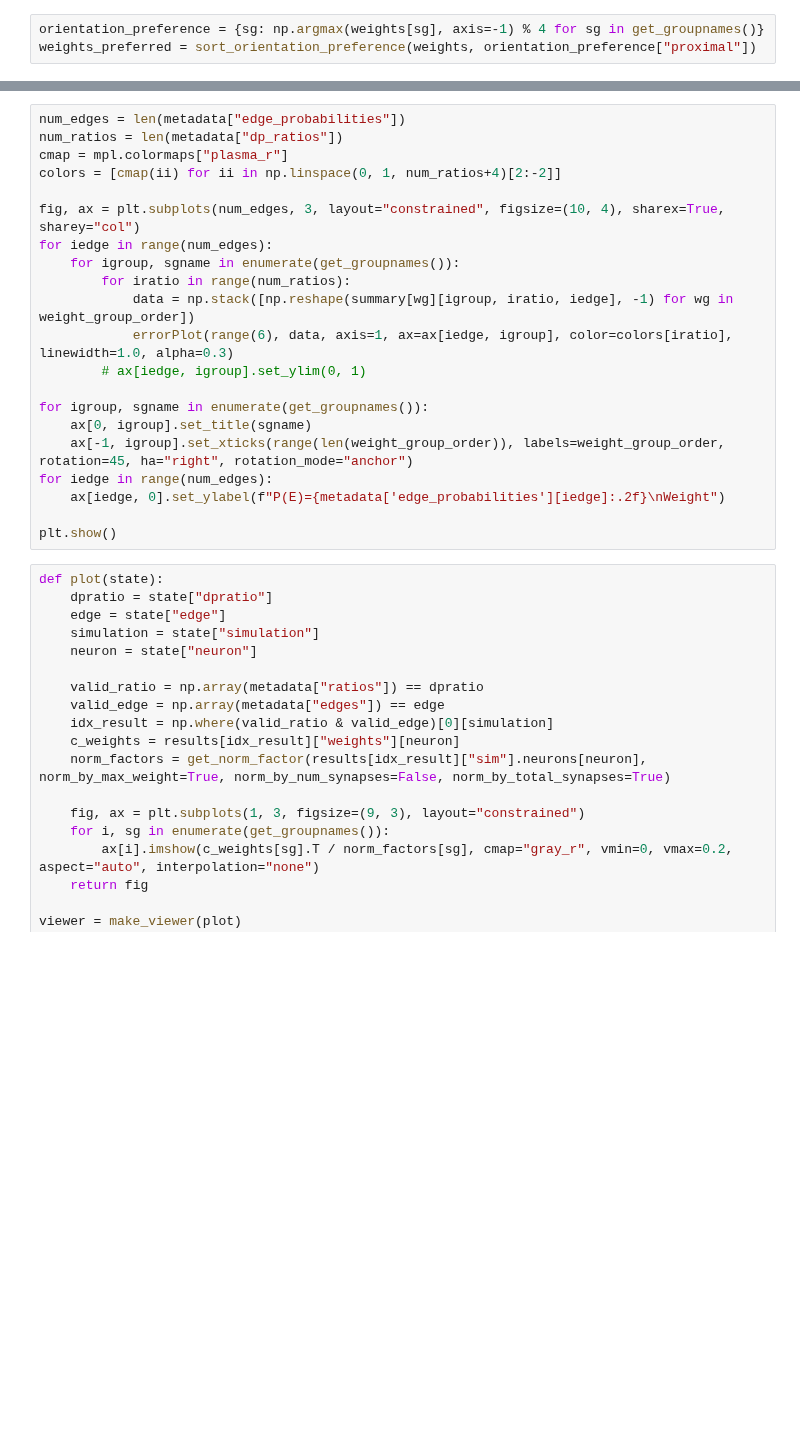
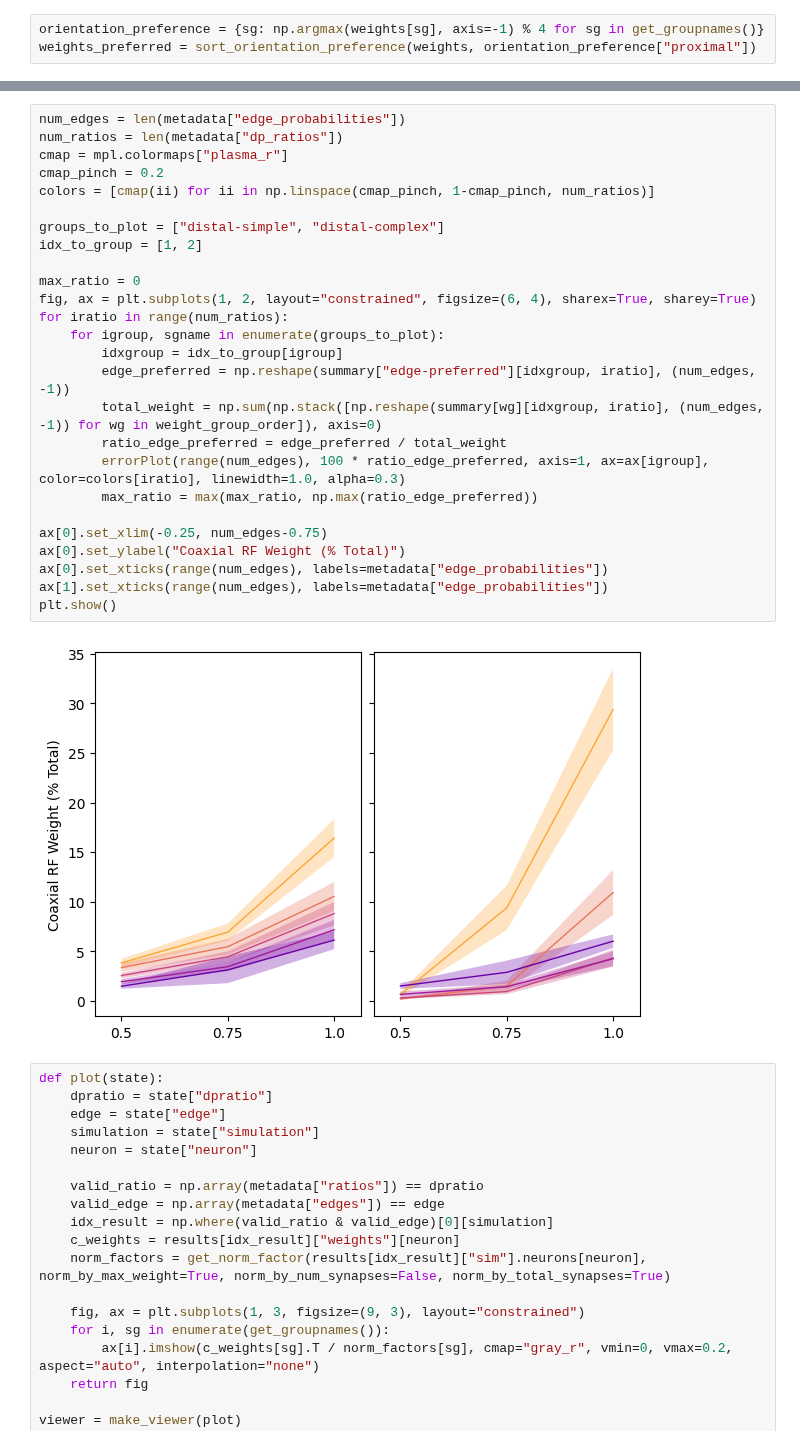
Before and after one commit to landoskape/plasticity-modeling, a Jupyter notebook: notebooks/iaf_hofer_analysis.ipynb, the cells around one changed output, grey strips where cells are left out. Drawn from its saved outputs; the diff is of its cells as text; blank space fills up the shorter version.

```diff
--- a/notebooks/iaf_hofer_analysis.ipynb
+++ b/notebooks/iaf_hofer_analysis.ipynb
@@ -86,24 +161,31 @@ plt.show()
 # %%
 num_edges = len(metadata["edge_probabilities"])
 num_ratios = len(metadata["dp_ratios"])
 cmap = mpl.colormaps["plasma_r"]
-colors = [cmap(ii) for ii in np.linspace(0, 1, num_ratios+4)[2:-2]]
+cmap_pinch = 0.2
+colors = [cmap(ii) for ii in np.linspace(cmap_pinch, 1-cmap_pinch, num_ratios)]
 
-fig, ax = plt.subplots(num_edges, 3, layout="constrained", figsize=(10, 4), sharex=True, sharey="col")
-for iedge in range(num_edges):
-    for igroup, sgname in enumerate(get_groupnames()):
-        for iratio in range(num_ratios):
-            data = np.stack([np.reshape(summary[wg][igroup, iratio, iedge], -1) for wg in weight_group_order])
-            errorPlot(range(6), data, axis=1, ax=ax[iedge, igroup], color=colors[iratio], linewidth=1.0, alpha=0.3)
-        # ax[iedge, igroup].set_ylim(0, 1)
+groups_to_plot = ["distal-simple", "distal-complex"]
+idx_to_group = [1, 2]
 
-for igroup, sgname in enumerate(get_groupnames()):
-    ax[0, igroup].set_title(sgname)
-    ax[-1, igroup].set_xticks(range(len(weight_group_order)), labels=weight_group_order, rotation=45, ha="right", rotation_mode="anchor")
-for iedge in range(num_edges):
-    ax[iedge, 0].set_ylabel(f"P(E)={metadata['edge_probabilities'][iedge]:.2f}\nWeight")
+max_ratio = 0
+fig, ax = plt.subplots(1, 2, layout="constrained", figsize=(6, 4), sharex=True, sharey=True)
+for iratio in range(num_ratios):
+    for igroup, sgname in enumerate(groups_to_plot):
+        idxgroup = idx_to_group[igroup]
+        edge_preferred = np.reshape(summary["edge-preferred"][idxgroup, iratio], (num_edges, -1))
+        total_weight = np.sum(np.stack([np.reshape(summary[wg][idxgroup, iratio], (num_edges, -1)) for wg in weight_group_order]), axis=0)
+        ratio_edge_preferred = edge_preferred / total_weight
+        errorPlot(range(num_edges), 100 * ratio_edge_preferred, axis=1, ax=ax[igroup], color=colors[iratio], linewidth=1.0, alpha=0.3)
+        max_ratio = max(max_ratio, np.max(ratio_edge_preferred))
 
+ax[0].set_xlim(-0.25, num_edges-0.75)
+ax[0].set_ylabel("Coaxial RF Weight (% Total)")
+ax[0].set_xticks(range(num_edges), labels=metadata["edge_probabilities"])
+ax[1].set_xticks(range(num_edges), labels=metadata["edge_probabilities"])
 plt.show()
+# %% [output]
+[figure, added]
 # %%
 def plot(state):
     dpratio = state["dpratio"]
```
Also changed, not shown: parts of 9 cells of this notebook, 5 other files.
